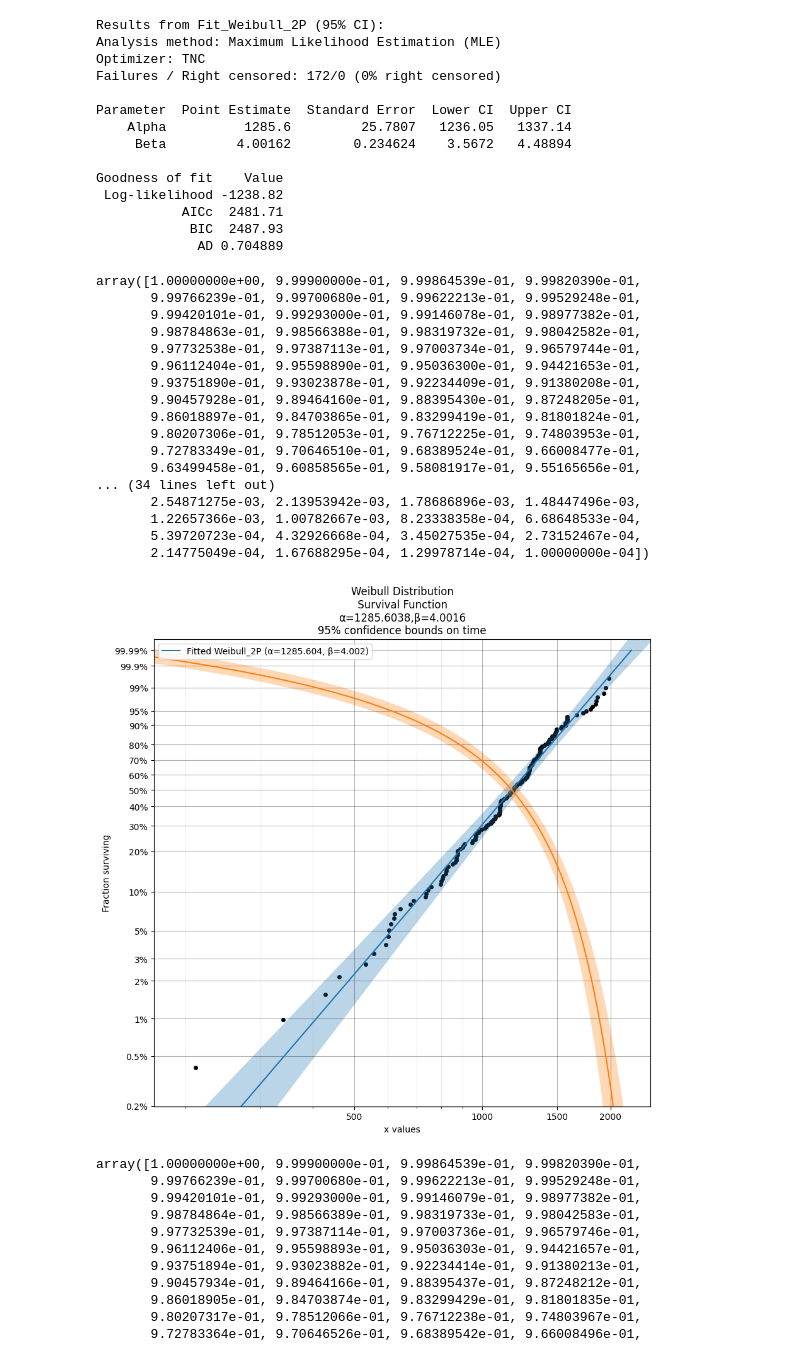
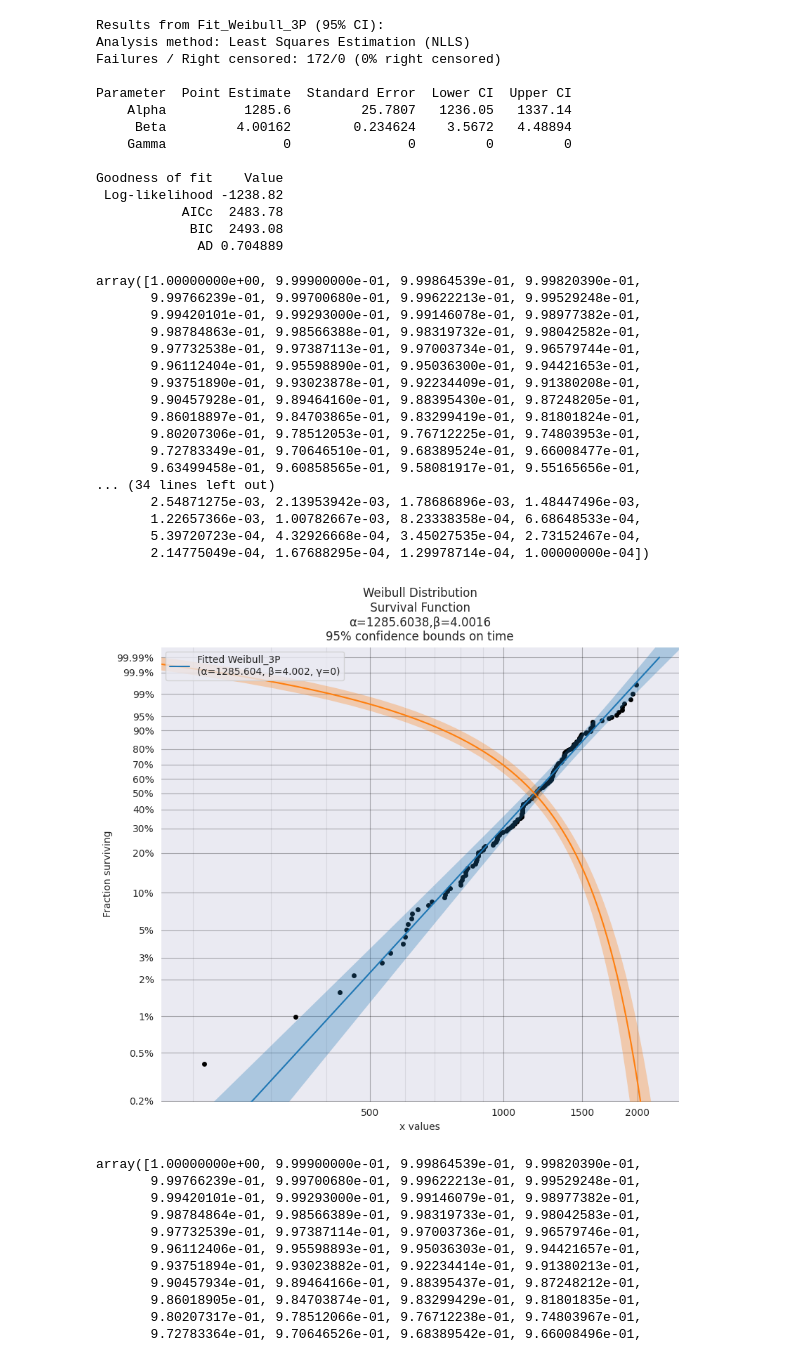
Before and after one commit to Nick-star/Veibull, a Jupyter notebook: math_test.ipynb, the cells around one changed output. Saved outputs shown, nothing was run; the diff lists cells and outputs as text; code cells hidden in the pictures.

```diff
--- a/math_test.ipynb
+++ b/math_test.ipynb
@@ -37,2 +75,0 @@ memory usage: 60.9 KB
-# %%
-df.dropna(inplace=True)
@@ -53,0 +163,22 @@ df.dropna(inplace=True)
+# %%
+from scipy.stats import sigmaclip
+
+print(len(df))
+
+
+def drop_outliers(dataframe, column):
+    col = dataframe[column].dropna()
+    q1 = col.quantile(0.25)
+    q3 = col.quantile(0.75)
+    iqr = q3 - q1
+    lower = q1 - 1.5 * iqr
+    upper = q3 + 1.5 * iqr
+    # _, low, high = sigmaclip(dataframe[column].dropna(), low=3, high=3)
+    print(lower, upper)
+    # print(low, high)
+    return dataframe[dataframe[column].isnull() | ((dataframe[column] >= lower) & (dataframe[column] <= upper))]
+
+
+df = drop_outliers(df, 'stopped_days')
+print(len(df))
+# df.tail()
@@ -53,0 +210,4 @@ df.dropna(inplace=True)
+# %%
+df.loc[df.stop_date.notnull(), 'stopped_days'] = (df.stop_date - df.start_date).dt.days
+df.loc[df.stop_date.isnull(), 'running_days'] = (last_date - pd.to_datetime(df.start_date)).dt.days
+df.describe()
@@ -86,41 +425,40 @@ sns.kdeplot(df['shutdown_life'])
 # %%
-from reliability.Fitters import Fit_Weibull_2P
-import numpy as np
+from reliability.Fitters import Fit_Weibull_3P
 
-fit = Fit_Weibull_2P(failures=np.array(df['days']))
+fit = Fit_Weibull_3P(failures=np.array(df['days']), method='LS')
 fit.distribution.SF()
 # %% [output]
-Results from Fit_Weibull_2P (95% CI):
-Analysis method: Maximum Likelihood Estimation (MLE)
-Optimizer: TNC
+Results from Fit_Weibull_3P (95% CI):
+Analysis method: Least Squares Estimation (NLLS)
 Failures / Right censored: 172/0 (0% right censored)
 
 Parameter  Point Estimate  Standard Error  Lower CI  Upper CI
     Alpha          1285.6         25.7807   1236.05   1337.14
      Beta         4.00162        0.234624    3.5672   4.48894
+    Gamma               0               0         0         0
 
 Goodness of fit    Value
  Log-likelihood -1238.82
-           AICc  2481.71
-            BIC  2487.93
+           AICc  2483.78
+            BIC  2493.08
              AD 0.704889
 array([1.00000000e+00, 9.99900000e-01, 9.99864539e-01, 9.99820390e-01,
        9.99766239e-01, 9.99700680e-01, 9.99622213e-01, 9.99529248e-01,
        9.99420101e-01, 9.99293000e-01, 9.99146078e-01, 9.98977382e-01,
        9.98784863e-01, 9.98566388e-01, 9.98319732e-01, 9.98042582e-01,
        9.97732538e-01, 9.97387113e-01, 9.97003734e-01, 9.96579744e-01,
        9.96112404e-01, 9.95598890e-01, 9.95036300e-01, 9.94421653e-01,
        9.93751890e-01, 9.93023878e-01, 9.92234409e-01, 9.91380208e-01,
        9.90457928e-01, 9.89464160e-01, 9.88395430e-01, 9.87248205e-01,
        9.86018897e-01, 9.84703865e-01, 9.83299419e-01, 9.81801824e-01,
        9.80207306e-01, 9.78512053e-01, 9.76712225e-01, 9.74803953e-01,
        9.72783349e-01, 9.70646510e-01, 9.68389524e-01, 9.66008477e-01,
        9.63499458e-01, 9.60858565e-01, 9.58081917e-01, 9.55165656e-01,
 ... (34 lines left out)
        2.54871275e-03, 2.13953942e-03, 1.78686896e-03, 1.48447496e-03,
        1.22657366e-03, 1.00782667e-03, 8.23338358e-04, 6.68648533e-04,
        5.39720723e-04, 4.32926668e-04, 3.45027535e-04, 2.73152467e-04,
        2.14775049e-04, 1.67688295e-04, 1.29978714e-04, 1.00000000e-04])
-[figure, old version]
+[figure, new version]
 # %%
 from reliability.Distributions import Weibull_Distribution
```
Also changed, not shown: parts of 32 cells of this notebook.
